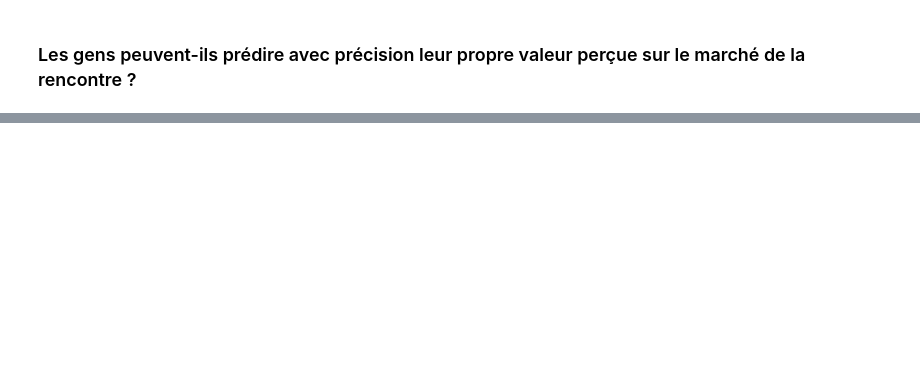
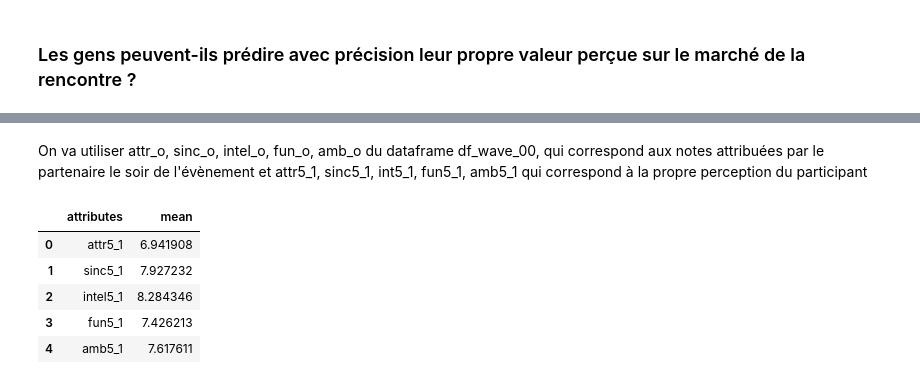
Before and after one commit to datA-jed/Tinder, a Jupyter notebook: speed_dating.ipynb, the cells around one changed output, grey strips where cells are left out. Cells and saved outputs as stored; diff of their text form; code cells hidden in the pictures; blank space fills up the shorter version.

```diff
--- a/speed_dating.ipynb
+++ b/speed_dating.ipynb
@@ -408,0 +407,19 @@ On remarque que la race des participants a plus d'immact que les intérêts comm
+# %% [markdown]
+On va utiliser attr_o, sinc_o, intel_o, fun_o, amb_o du dataframe df_wave_00, qui correspond aux notes attribuées par le partenaire le soir de l'évènement et
+attr5_1, sinc5_1, int5_1, fun5_1, amb5_1 qui correspond à la propre perception du participant
+# %%
+# For own evaluation
+
+list_own_attributs = ['attr5_1', 'sinc5_1', 'intel5_1', 'fun5_1', 'amb5_1']
+
+own_perception = df_wave_00[list_own_attributs].mean().reset_index(name='mean')
+own_perception = own_perception.rename(columns={'index': 'attributes'})
+
+own_perception
+# %% [output]
+|  | attributes | mean |
+| 0 | attr5_1 | 6.941908 |
+| 1 | sinc5_1 | 7.927232 |
+| 2 | intel5_1 | 8.284346 |
+| 3 | fun5_1 | 7.426213 |
+| 4 | amb5_1 | 7.617611 |
```
Also changed, not shown: parts of 14 cells of this notebook.
